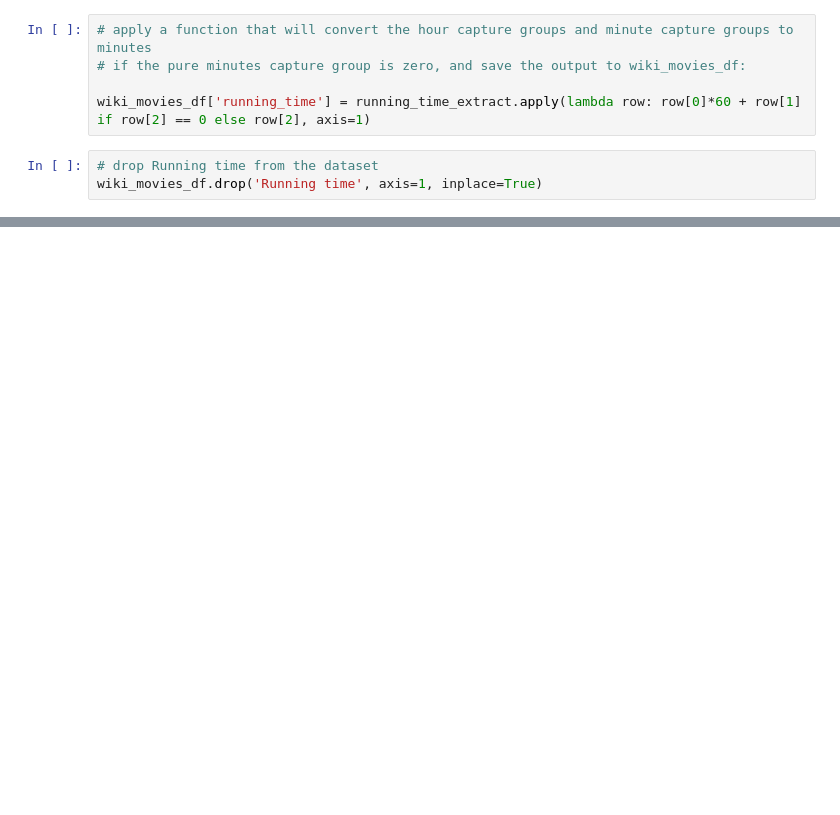
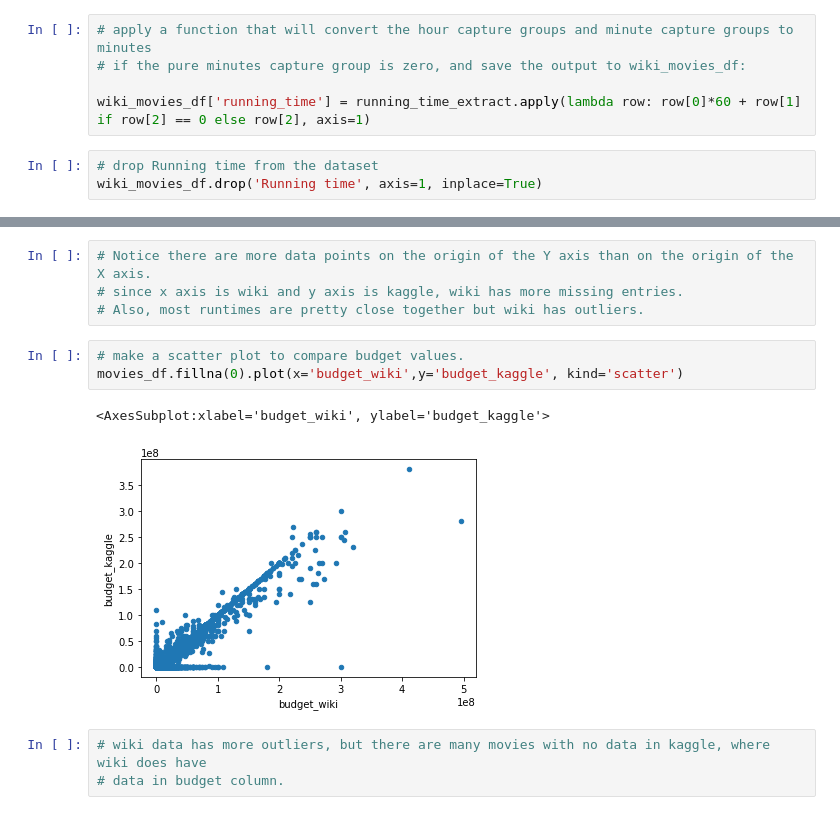
Before and after one commit to JANASIA42/Movies-ETL, a Jupyter notebook: Wiki_Movies.ipynb, the cells around one changed output, grey strips where cells are left out. Drawn from its saved outputs; the diff is of its cells as text; blank space fills up the shorter version.

```diff
--- a/Wiki_Movies.ipynb
+++ b/Wiki_Movies.ipynb
@@ -621,0 +812,13 @@ wiki_movies_df.drop('Running time', axis=1, inplace=True)
+# %%
+# Notice there are more data points on the origin of the Y axis than on the origin of the X axis.
+# since x axis is wiki and y axis is kaggle, wiki has more missing entries.
+# Also, most runtimes are pretty close together but wiki has outliers.
+# %%
+# make a scatter plot to compare budget values.
+movies_df.fillna(0).plot(x='budget_wiki',y='budget_kaggle', kind='scatter')
+# %% [output]
+<AxesSubplot:xlabel='budget_wiki', ylabel='budget_kaggle'>
+[figure, added]
+# %%
+# wiki data has more outliers, but there are many movies with no data in kaggle, where wiki does have
+# data in budget column.
```
Also changed, not shown: parts of 37 cells of this notebook, 1 other file.
